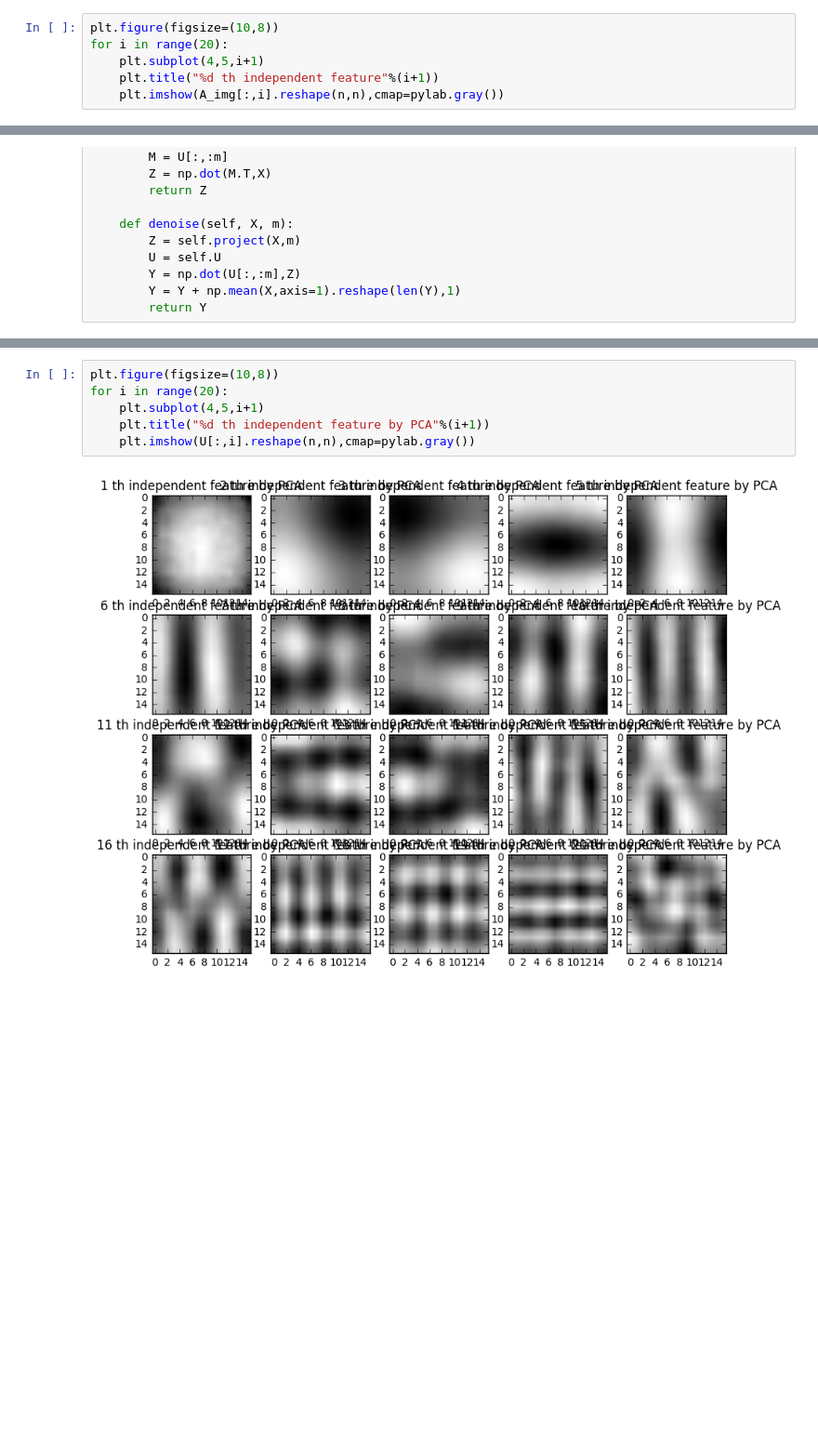
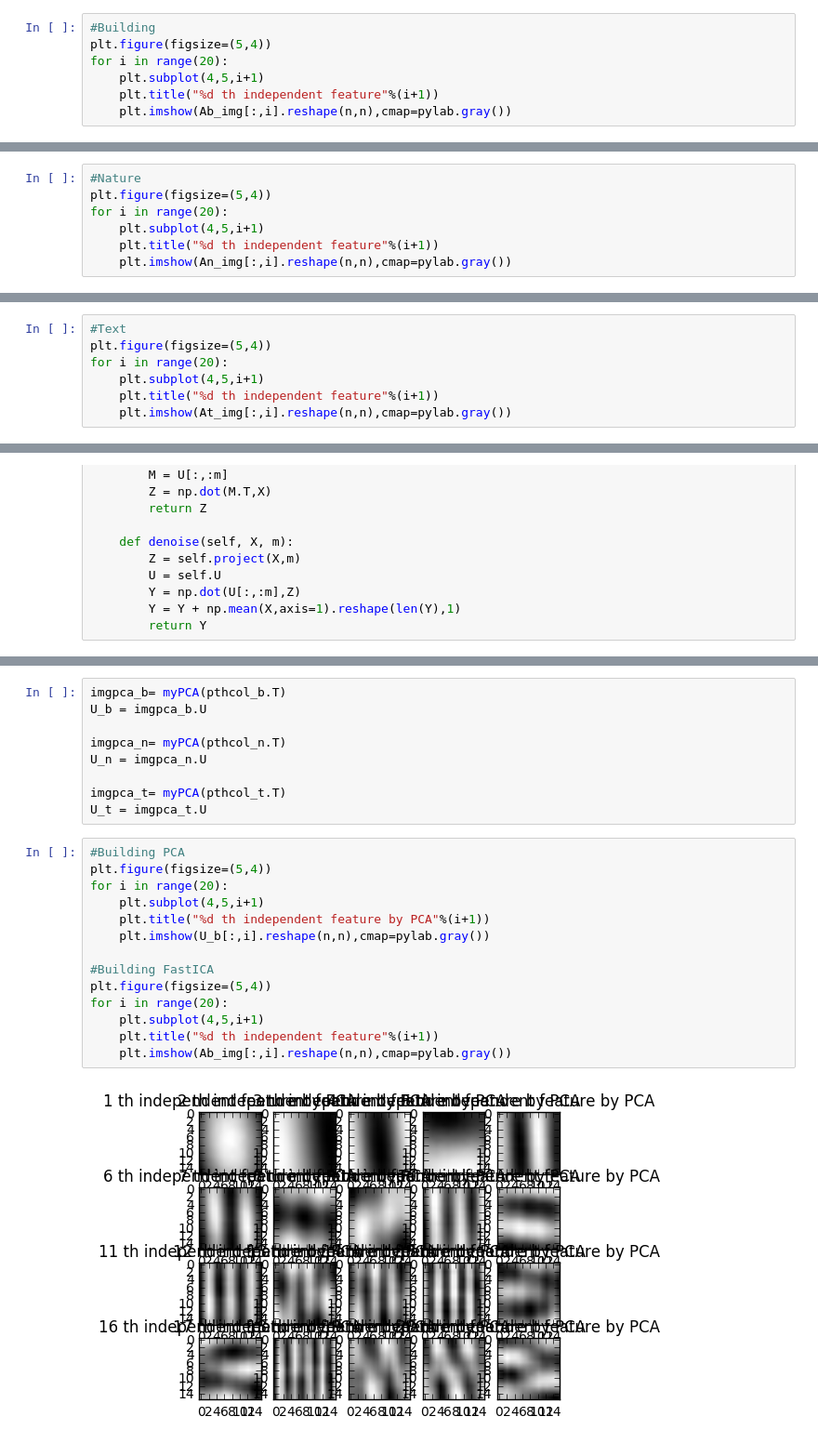
Before and after one commit to feifeizhuge/mi2, a Jupyter notebook: ex07/sheet07.ipynb, the cells around one changed output, grey strips where cells are left out. Shown at 93% size. Drawn from its saved outputs; the diff is of its cells as text; blank space fills up the shorter version.

```diff
--- a/ex07/sheet07.ipynb
+++ b/ex07/sheet07.ipynb
@@ -344,9 +389,10 @@ A_img.shape
 # %% [markdown]
 (c) Show the first 20 independent features as (grayscale) image patches by rearranging the vectors into  $\sqrt{N} \times \sqrt{N}$  matrices and compare the results for the different categories. Order the independent features by decreasing negentropy, (such that the first feature has largest (approximated) negentropy etc).
 # %%
-plt.figure(figsize=(10,8))
+#Building
+plt.figure(figsize=(5,4))
 for i in range(20):
     plt.subplot(4,5,i+1)
     plt.title("%d th independent feature"%(i+1))
-    plt.imshow(A_img[:,i].reshape(n,n),cmap=pylab.gray())
+    plt.imshow(Ab_img[:,i].reshape(n,n),cmap=pylab.gray())
 # %% [output]
@@ -353,0 +400,7 @@ for i in range(20):
+# %%
+#Nature
+plt.figure(figsize=(5,4))
+for i in range(20):
+    plt.subplot(4,5,i+1)
+    plt.title("%d th independent feature"%(i+1))
+    plt.imshow(An_img[:,i].reshape(n,n),cmap=pylab.gray())
@@ -353,0 +409,7 @@ for i in range(20):
+# %%
+#Text
+plt.figure(figsize=(5,4))
+for i in range(20):
+    plt.subplot(4,5,i+1)
+    plt.title("%d th independent feature"%(i+1))
+    plt.imshow(At_img[:,i].reshape(n,n),cmap=pylab.gray())
@@ -382,8 +443,25 @@ U = imgpca.U
+# %%
+imgpca_b= myPCA(pthcol_b.T)
+U_b = imgpca_b.U
+
+imgpca_n= myPCA(pthcol_n.T)
+U_n = imgpca_n.U
+
+imgpca_t= myPCA(pthcol_t.T)
+U_t = imgpca_t.U
 # %%
-plt.figure(figsize=(10,8))
+#Building PCA
+plt.figure(figsize=(5,4))
 for i in range(20):
     plt.subplot(4,5,i+1)
     plt.title("%d th independent feature by PCA"%(i+1))
-    plt.imshow(U[:,i].reshape(n,n),cmap=pylab.gray())
+    plt.imshow(U_b[:,i].reshape(n,n),cmap=pylab.gray())
+
+#Building FastICA
+plt.figure(figsize=(5,4))
+for i in range(20):
+    plt.subplot(4,5,i+1)
+    plt.title("%d th independent feature"%(i+1))
+    plt.imshow(Ab_img[:,i].reshape(n,n),cmap=pylab.gray())
 # %% [output]
-[figure, old version]
+[figure, new version]
```
Also changed, not shown: parts of 17 cells of this notebook, 1 other file.
